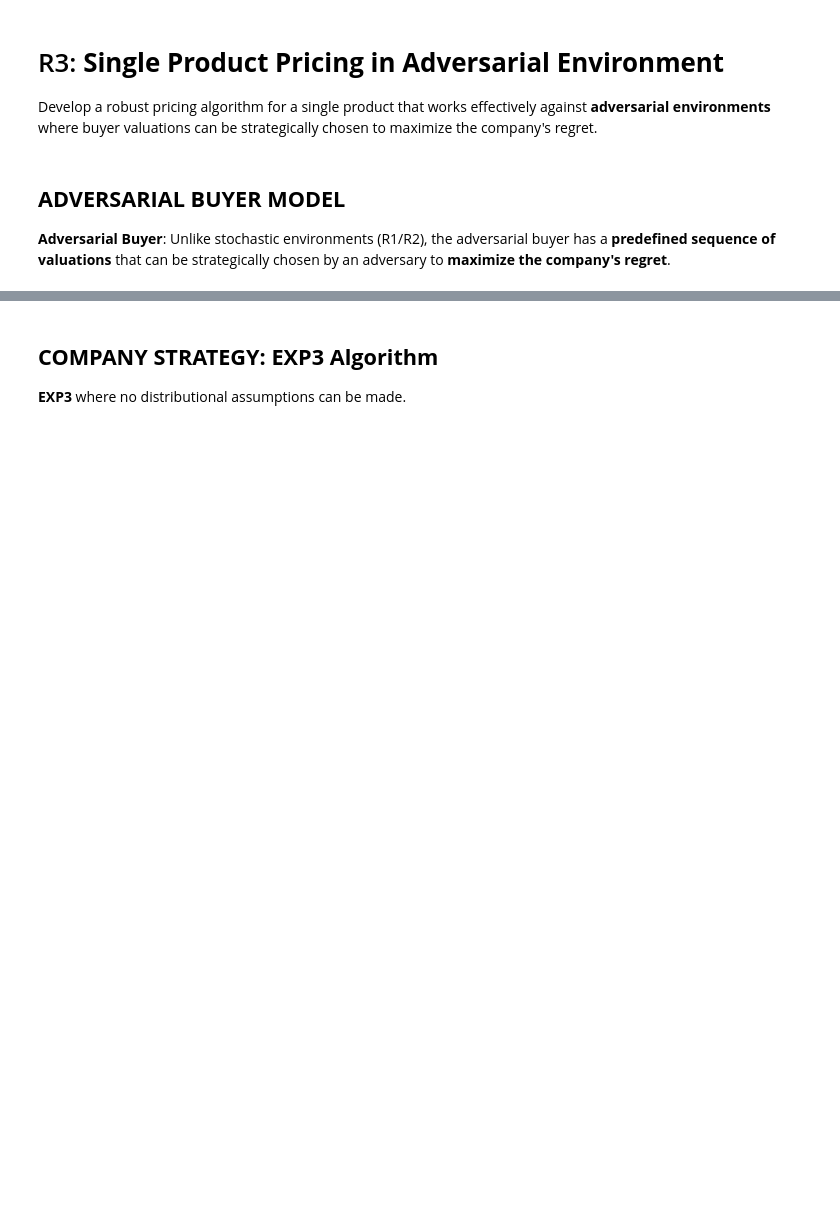
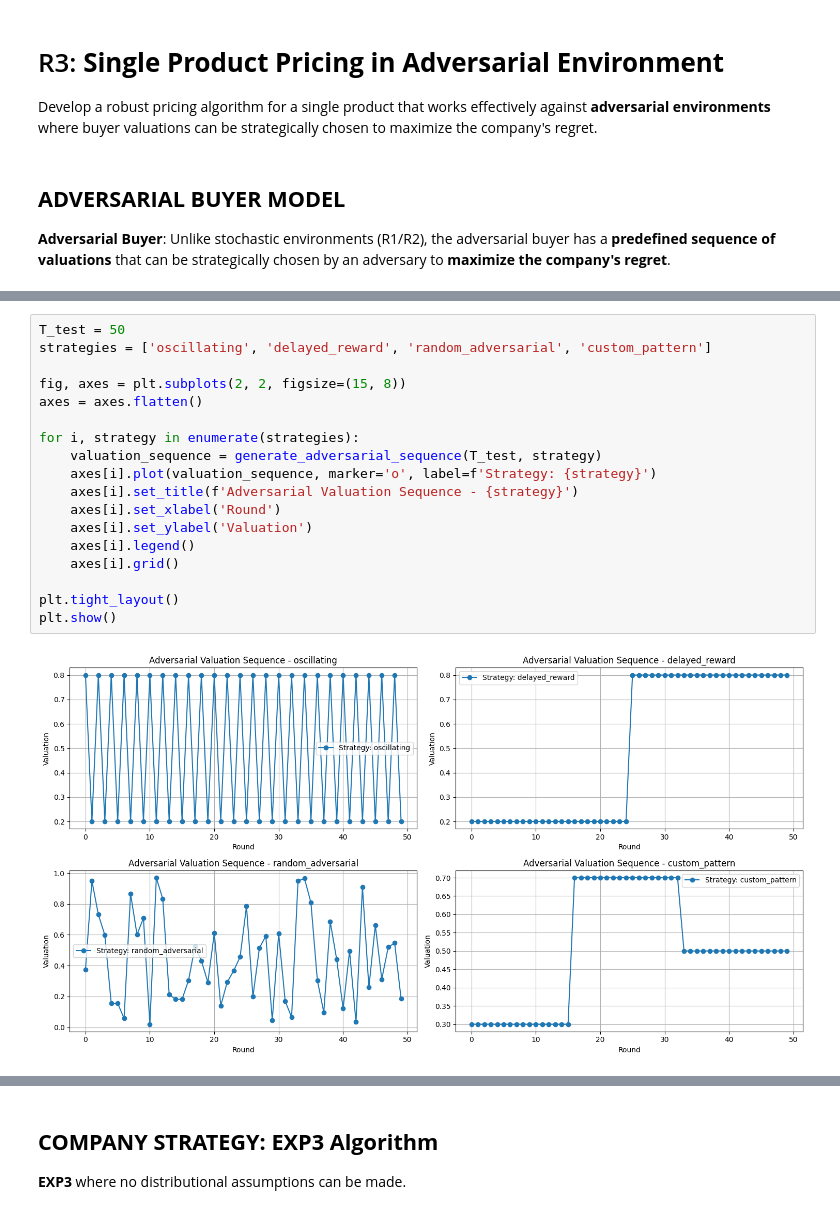
Before and after one commit to matteopasqual02/OLA-2025-project, a Jupyter notebook: R3_Single_product_and_adversarial_environment.ipynb, the cells around one changed output, grey strips where cells are left out. Saved outputs shown, nothing was run; the diff lists cells and outputs as text; blank space fills up the shorter version.

```diff
--- a/R3_Single_product_and_adversarial_environment.ipynb
+++ b/R3_Single_product_and_adversarial_environment.ipynb
@@ -100,0 +62,20 @@ plt.show()
+# %%
+T_test = 50
+strategies = ['oscillating', 'delayed_reward', 'random_adversarial', 'custom_pattern']
+
+fig, axes = plt.subplots(2, 2, figsize=(15, 8))
+axes = axes.flatten()
+
+for i, strategy in enumerate(strategies):
+    valuation_sequence = generate_adversarial_sequence(T_test, strategy)
+    axes[i].plot(valuation_sequence, marker='o', label=f'Strategy: {strategy}')
+    axes[i].set_title(f'Adversarial Valuation Sequence - {strategy}')
+    axes[i].set_xlabel('Round')
+    axes[i].set_ylabel('Valuation')
+    axes[i].legend()
+    axes[i].grid()
+
+plt.tight_layout()
+plt.show()
+# %% [output]
+[figure, added]
```
Also changed, not shown: parts of 11 cells of this notebook, 2 other files.
